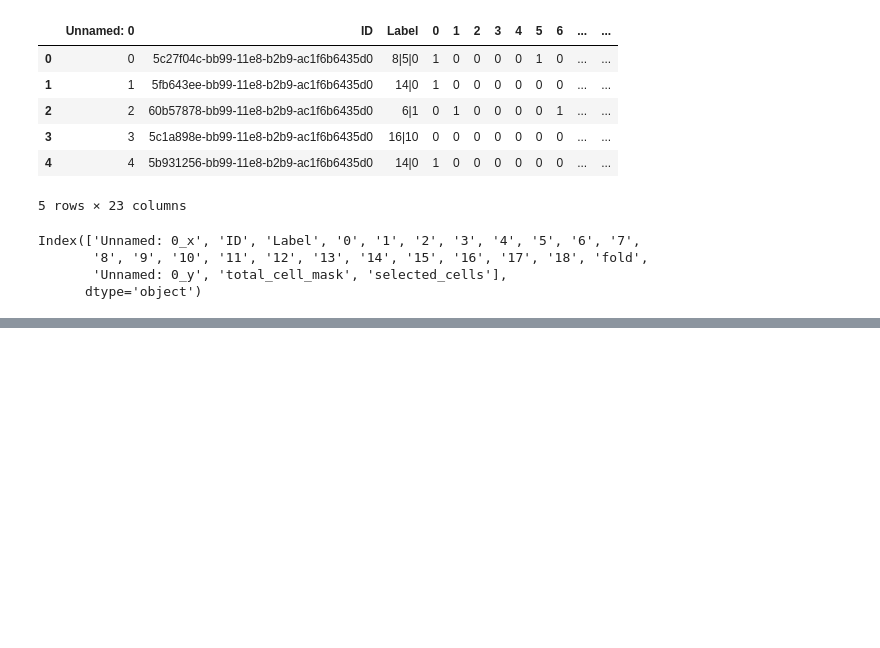
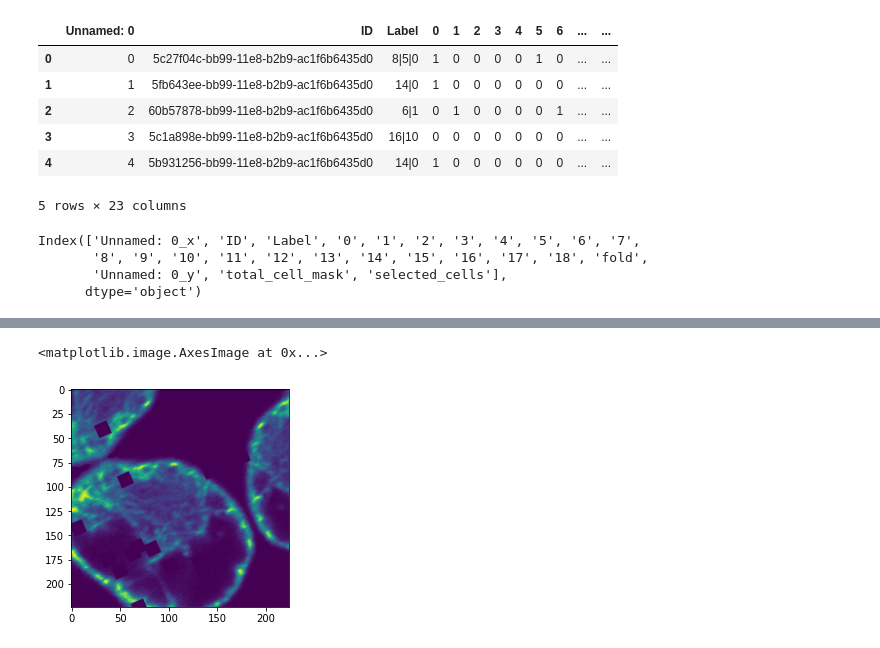
Before and after one commit to yuvaramsingh94/human_protein_atlas, a Jupyter notebook: code/initial_cell_segmentation.ipynb, the cells around one changed output, grey strips where cells are left out. Cells and saved outputs as stored; diff of their text form; code cells hidden in the pictures; blank space fills up the shorter version.

```diff
--- a/code/initial_cell_segmentation.ipynb
+++ b/code/initial_cell_segmentation.ipynb
@@ -473,0 +479,17 @@ cell_m_s.to_csv('../data/cell_mask_study_v3.csv')
+# %%
+aug_fn = albu.Compose(
+    [
+        # albu.OneOf([albu.RandomBrightness(limit=.15), albu.RandomContrast(limit=.3), albu.RandomGamma()], p=.25),
+        albu.HorizontalFlip(p=.5),
+        albu.VerticalFlip(p=.5),
+        albu.Cutout(
+            num_holes=16,
+            max_h_size=16,
+            max_w_size=16,
+            fill_value=0,
+            always_apply=False,
+            p=0.7,
+        ),
+        albu.ShiftScaleRotate(shift_limit=0.2, scale_limit=0.2, rotate_limit=40, p=0.7),
+    ]
+)
@@ -473,0 +510,7 @@ cell_m_s.to_csv('../data/cell_mask_study_v3.csv')
+# %%
+images_aug = aug_fn(image= single_img)["image"]
+# %%
+plt.imshow(images_aug[:,:,0])
+# %% [output]
+<matplotlib.image.AxesImage at 0x...>
+[figure, added]
```
Also changed, not shown: parts of 9 cells of this notebook, 4 other files.
